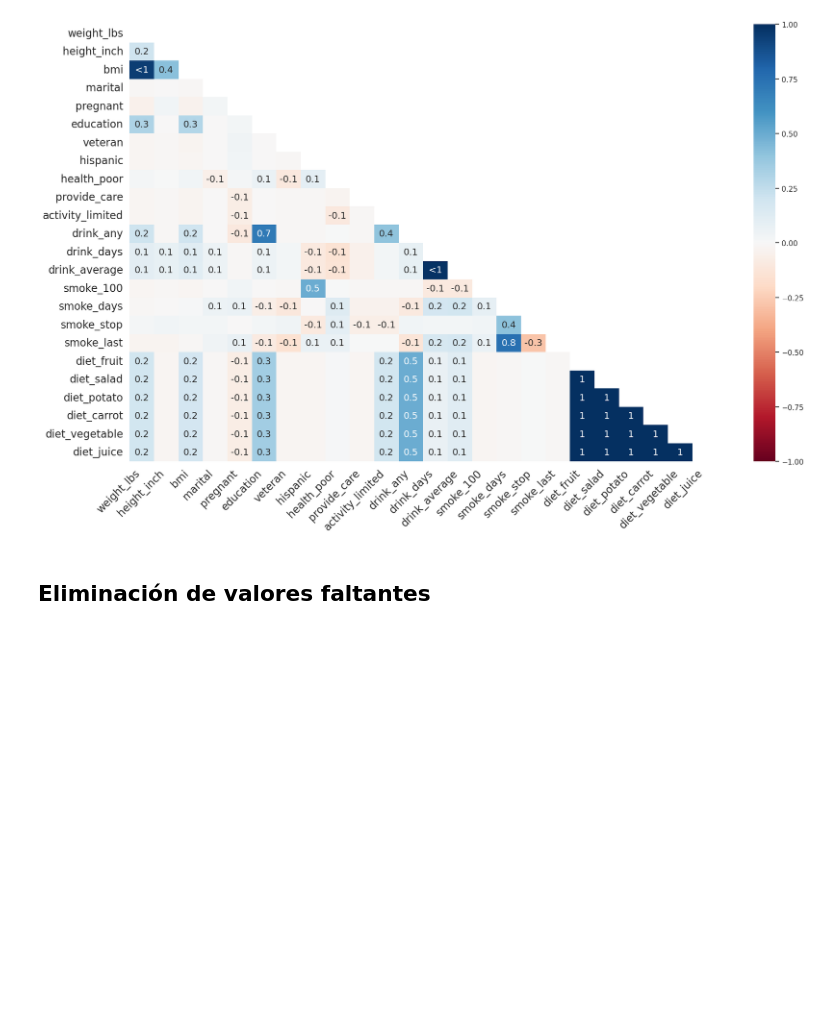
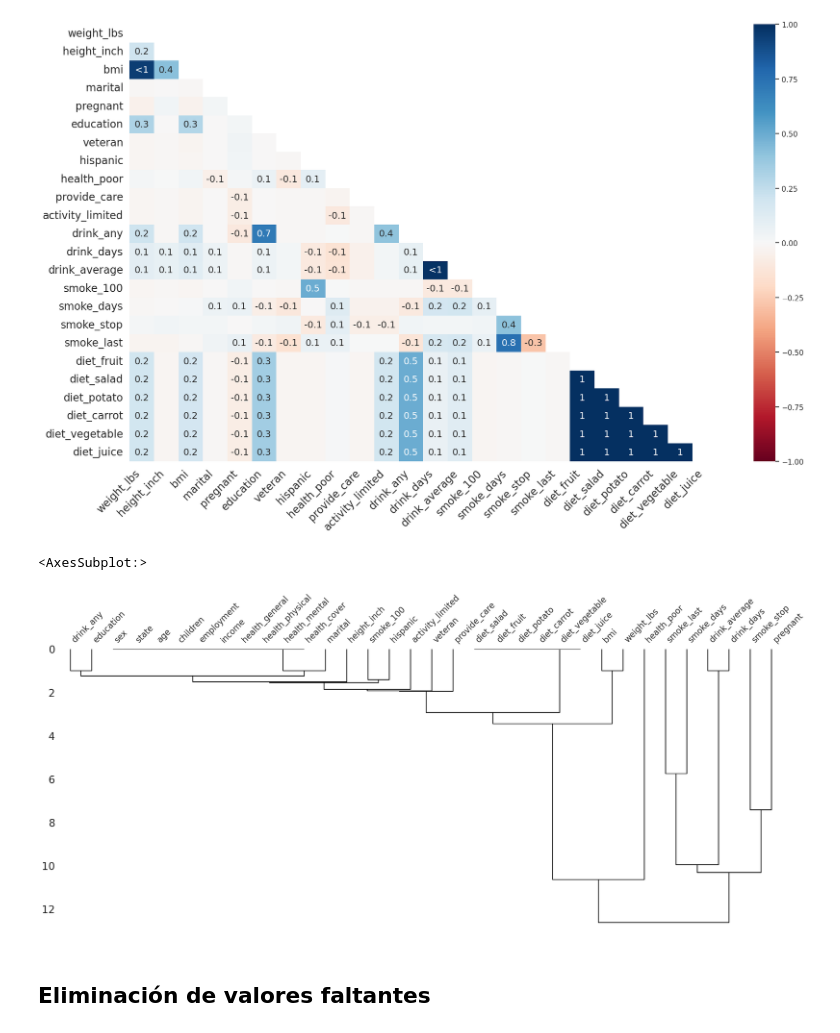
Before and after one commit to fcisnerosr/datos_faltantes, a Jupyter notebook: curso-datos-faltantes-main/jupyter/live-exploration-missing-values.ipynb, the cells around one changed output. Drawn from its saved outputs; the diff is of its cells as text; code cells hidden in the pictures; blank space fills up the shorter version.

```diff
--- a/curso-datos-faltantes-main/jupyter/live-exploration-missing-values.ipynb
+++ b/curso-datos-faltantes-main/jupyter/live-exploration-missing-values.ipynb
@@ -1340,6 +1340,13 @@ _Gráfica de dos variables a extensión de pandas missing extension_
 # %% [output]
 <AxesSubplot:>
 [figure]
+# %%
+missingno.dendrogram(
+    df=riskfactors_df
+)
+# %% [output]
+<AxesSubplot:>
+[figure, added]
 # %% [markdown]
 ## Eliminación de valores faltantes
 # %% [markdown]
```
Also changed, not shown: parts of 3 cells of this notebook.
